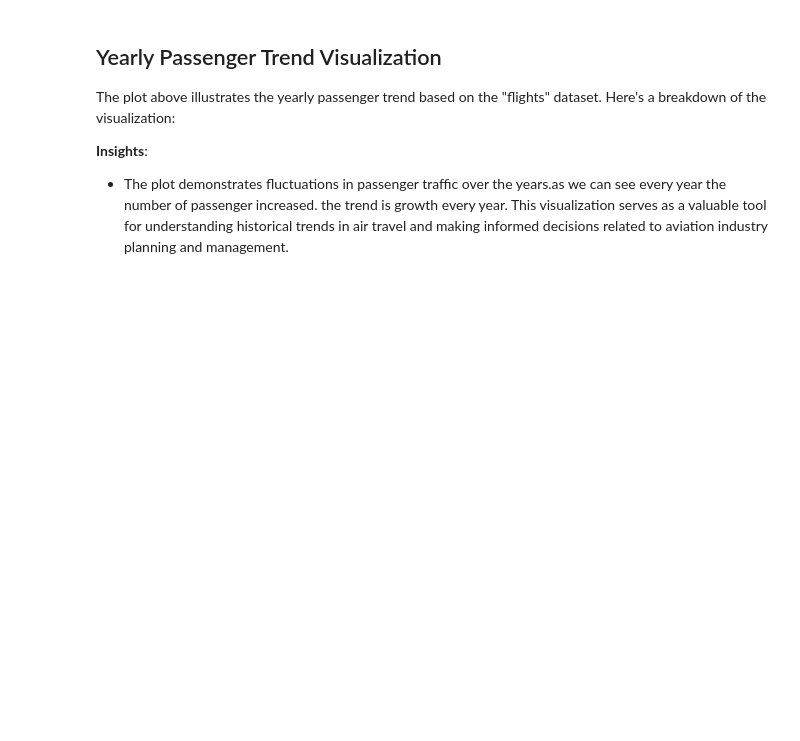
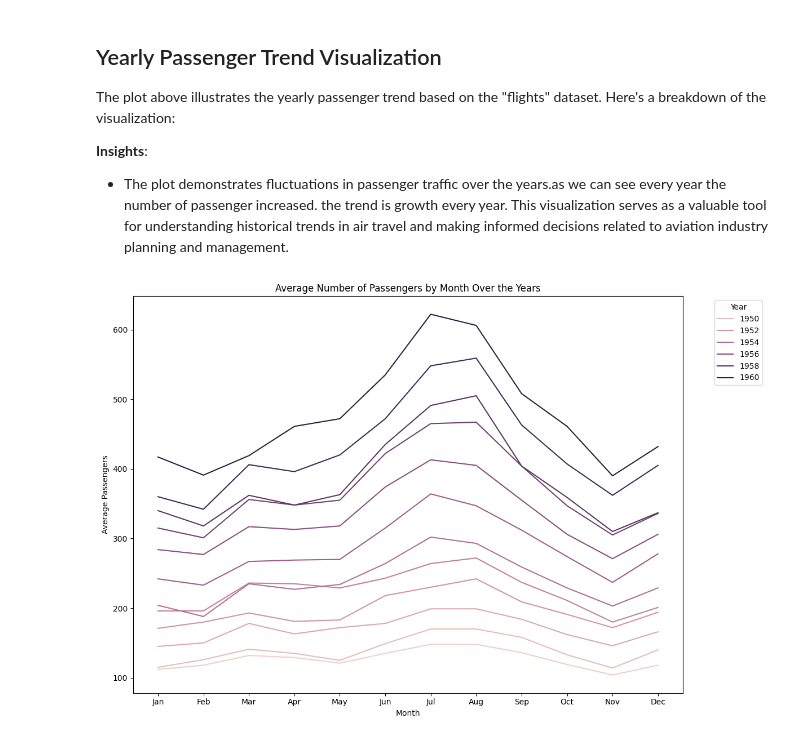
Before and after one commit to drodmay1/datafun-06-eda, a Jupyter notebook: david_eda.ipynb, the cells around one changed output. Cells and saved outputs as stored; diff of their text form; code cells hidden in the pictures; blank space fills up the shorter version.

Commit message:
plot avg month over the years added

```diff
--- a/david_eda.ipynb
+++ b/david_eda.ipynb
@@ -181,3 +181,20 @@ The plot above illustrates the yearly passenger trend based on the "flights" dat
 **Insights**:
 - The plot demonstrates fluctuations in passenger traffic over the years.as we can see every year the number of passenger increased. the trend is growth every year.
 This visualization serves as a valuable tool for understanding historical trends in air travel and making informed decisions related to aviation industry planning and management.
+# %%
+## Data Distribution: Average number of passengers across different years
+
+# Load the dataset from seaborn
+df = sns.load_dataset("flights")
+
+# Plot average number of passengers by month over the years
+plt.figure(figsize=(12, 8))
+sns.lineplot(data=df, x='month', y='passengers', hue='year')
+plt.title('Average Number of Passengers by Month Over the Years')
+plt.xlabel('Month')
+plt.ylabel('Average Passengers')
+plt.legend(title='Year', bbox_to_anchor=(1.05, 1), loc='upper left')
+plt.tight_layout()
+plt.show()
+# %% [output]
+[figure, added]
```
Also changed, not shown: parts of 1 cell of this notebook.
